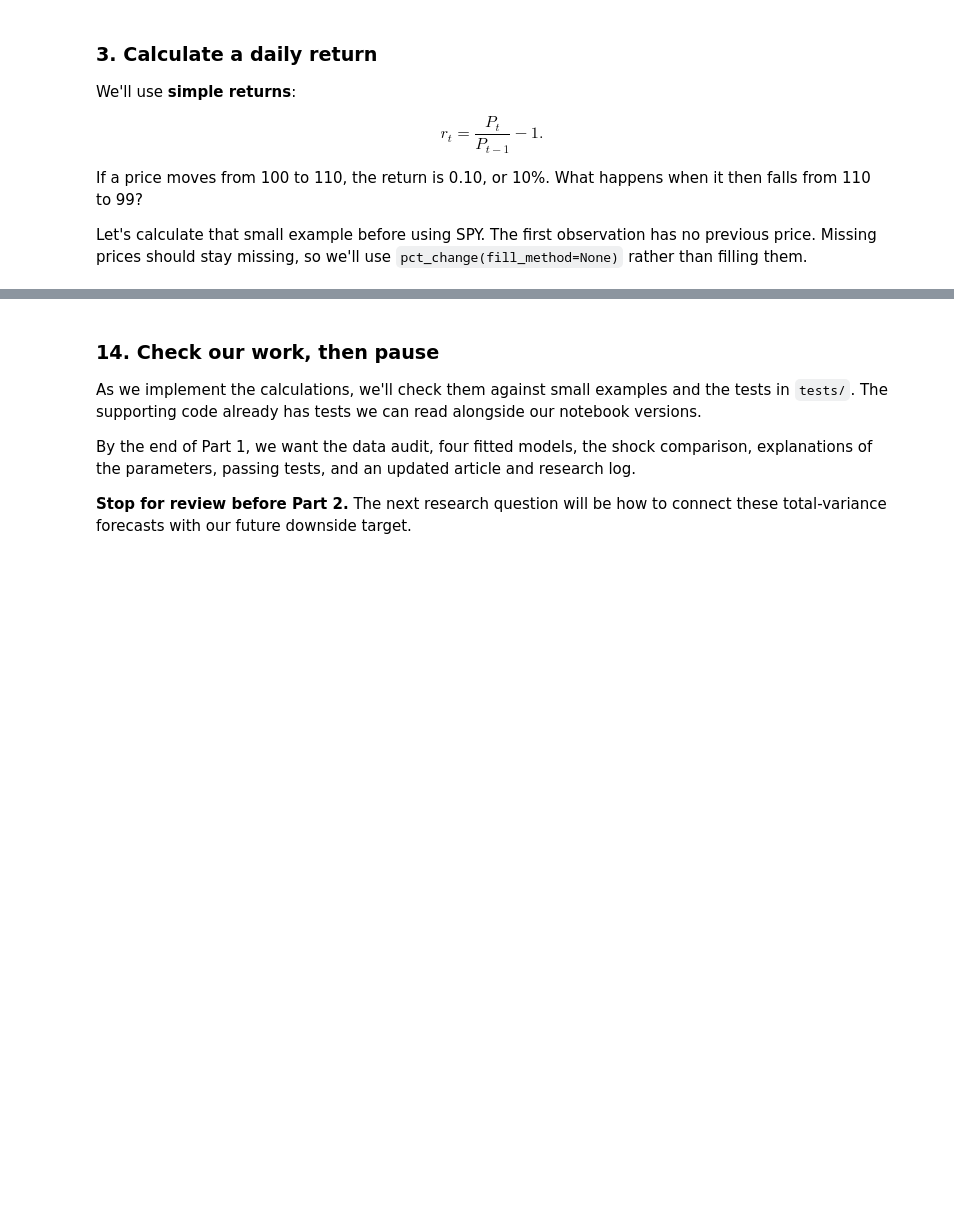
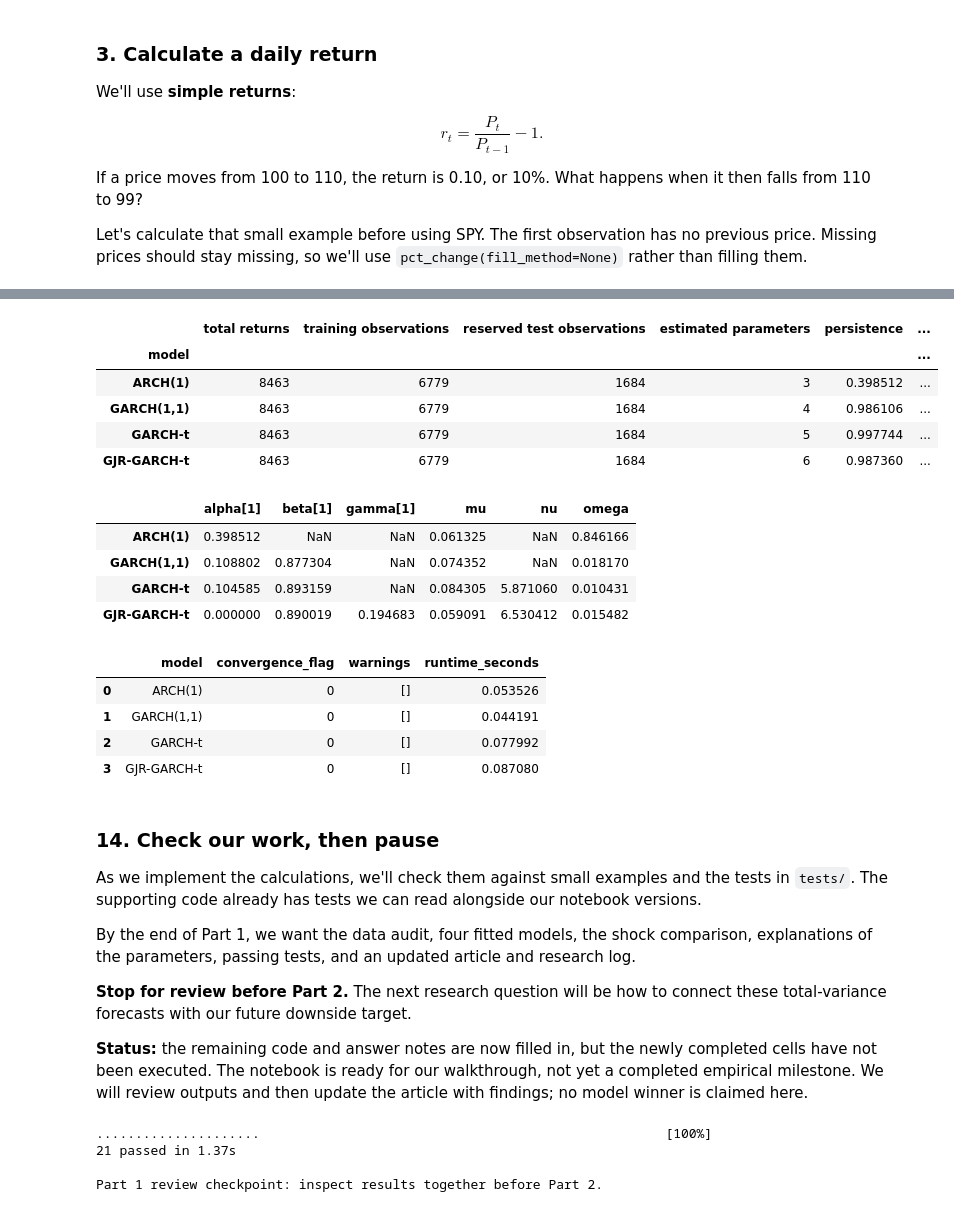
Before and after one commit to rwuebker/left-tail-volatility, a Jupyter notebook: notebooks/01_garch_foundations.ipynb, the cells around one changed output, grey strips where cells are left out. Drawn from its saved outputs; the diff is of its cells as text; code cells hidden in the pictures; blank space fills up the shorter version.

```diff
--- a/notebooks/01_garch_foundations.ipynb
+++ b/notebooks/01_garch_foundations.ipynb
@@ -133,6 +449,15 @@ There are no forward labels yet. When we build them in Part 2, we'll also need t
 # %%
-TRAIN_END = '2019-12-31'
-
-# Together: split the SPY return series by date.
-# Check ordering, boundary dates, sample sizes, and missing values.
-# Use only the training returns in the model-fitting cells below.
+from left_tail.validation import chronological_split
+TRAIN_END = "2019-12-31"
+train, reserved_test = chronological_split(spy_returns, TRAIN_END)
+sample_table = pd.DataFrame([
+    {"sample": name, "observations": len(values), "first": values.index.min(), "last": values.index.max()}
+    for name, values in [("all returns", spy_returns), ("training", train), ("reserved test", reserved_test)]
+]).set_index("sample")
+display(sample_table)
+assert train.index.max() < reserved_test.index.min()
+assert len(train) + len(reserved_test) == len(spy_returns)
+mean_squared = train.mean()**2
+second_moment = train.pow(2).mean()
+print("Training mean squared contribution (%):", 100 * mean_squared / second_moment)
+np.testing.assert_allclose(second_moment, train.var(ddof=0) + mean_squared)
@@ -229,7 +748,37 @@ We can compare in-sample fit, but we haven't tested future forecasts. A fitted v
 # %%
-# Together: build the sample-size and parameter-count table.
-# Record fitting warnings, if any.
-# Write a few sentences about what the estimates tell us and what remains open.
+model_table = pd.DataFrame([
+    {"model": name, "total returns": len(spy_returns), "training observations": int(fit.nobs),
+     "reserved test observations": len(reserved_test), "estimated parameters": len(fit.params),
+     "persistence": persistence(fit.params), "in-sample AIC": fit.aic,
+     "convergence flag": int(fit.convergence_flag)}
+    for name, fit in fits.items()
+]).set_index("model")
+parameter_table = pd.DataFrame({name: fit.params for name, fit in fits.items()}).T
+display(model_table)
+display(parameter_table)
+display(pd.DataFrame(fit_diagnostics))
+table_dir = ROOT / "results/tables"
+table_dir.mkdir(parents=True, exist_ok=True)
+model_table.to_csv(table_dir / "notebook_model_summary.csv")
+parameter_table.to_csv(table_dir / "notebook_parameters.csv")
+shock_responses.to_csv(table_dir / "notebook_shock_responses.csv", index=False)
+# %% [output]
+|  | total returns | training observations | reserved test observations | estimated parameters | persistence | ... |
+| model |  |  |  |  |  | ... |
+| ARCH(1) | 8463 | 6779 | 1684 | 3 | 0.398512 | ... |
+| GARCH(1,1) | 8463 | 6779 | 1684 | 4 | 0.986106 | ... |
+| GARCH-t | 8463 | 6779 | 1684 | 5 | 0.997744 | ... |
+| GJR-GARCH-t | 8463 | 6779 | 1684 | 6 | 0.987360 | ... |
+|  | alpha[1] | beta[1] | gamma[1] | mu | nu | omega |
+| ARCH(1) | 0.398512 | NaN | NaN | 0.061325 | NaN | 0.846166 |
+| GARCH(1,1) | 0.108802 | 0.877304 | NaN | 0.074352 | NaN | 0.018170 |
+| GARCH-t | 0.104585 | 0.893159 | NaN | 0.084305 | 5.871060 | 0.010431 |
+| GJR-GARCH-t | 0.000000 | 0.890019 | 0.194683 | 0.059091 | 6.530412 | 0.015482 |
+|  | model | convergence_flag | warnings | runtime_seconds |
+| 0 | ARCH(1) | 0 | [] | 0.053526 |
+| 1 | GARCH(1,1) | 0 | [] | 0.044191 |
+| 2 | GARCH-t | 0 | [] | 0.077992 |
+| 3 | GJR-GARCH-t | 0 | [] | 0.087080 |
 # %% [markdown]
 ### 14. Check our work, then pause
 
@@ -238,7 +787,20 @@ As we implement the calculations, we'll check them against small examples and th
 By the end of Part 1, we want the data audit, four fitted models, the shock comparison, explanations of the parameters, passing tests, and an updated article and research log.
 
 **Stop for review before Part 2.** The next research question will be how to connect these total-variance forecasts with our future downside target.
+
+**Status:** the remaining code and answer notes are now filled in, but the newly completed cells have not been executed. The notebook is ready for our walkthrough, not yet a completed empirical milestone. We will review outputs and then update the article with findings; no model winner is claimed here.
 # %%
-# Together, once the notebook calculations are implemented:
-# run the research tests and record their results.
-# Update article/medium_draft.md and RESEARCH_LOG.md with our observations.
+import subprocess
+# Runs the existing calculation tests only when you execute this cell.
+test_run = subprocess.run([sys.executable, "-m", "pytest", "-q"], cwd=ROOT,
+                          capture_output=True, text=True)
+print(test_run.stdout)
+if test_run.stderr:
+    print(test_run.stderr)
+assert test_run.returncode == 0, "Resolve failing tests before completing Part 1."
+print("Part 1 review checkpoint: inspect results together before Part 2.")
+# %% [output]
+.....................                                                    [100%]
+21 passed in 1.37s
+
+Part 1 review checkpoint: inspect results together before Part 2.
```
Also changed, not shown: parts of 30 cells of this notebook, 30 other files.
